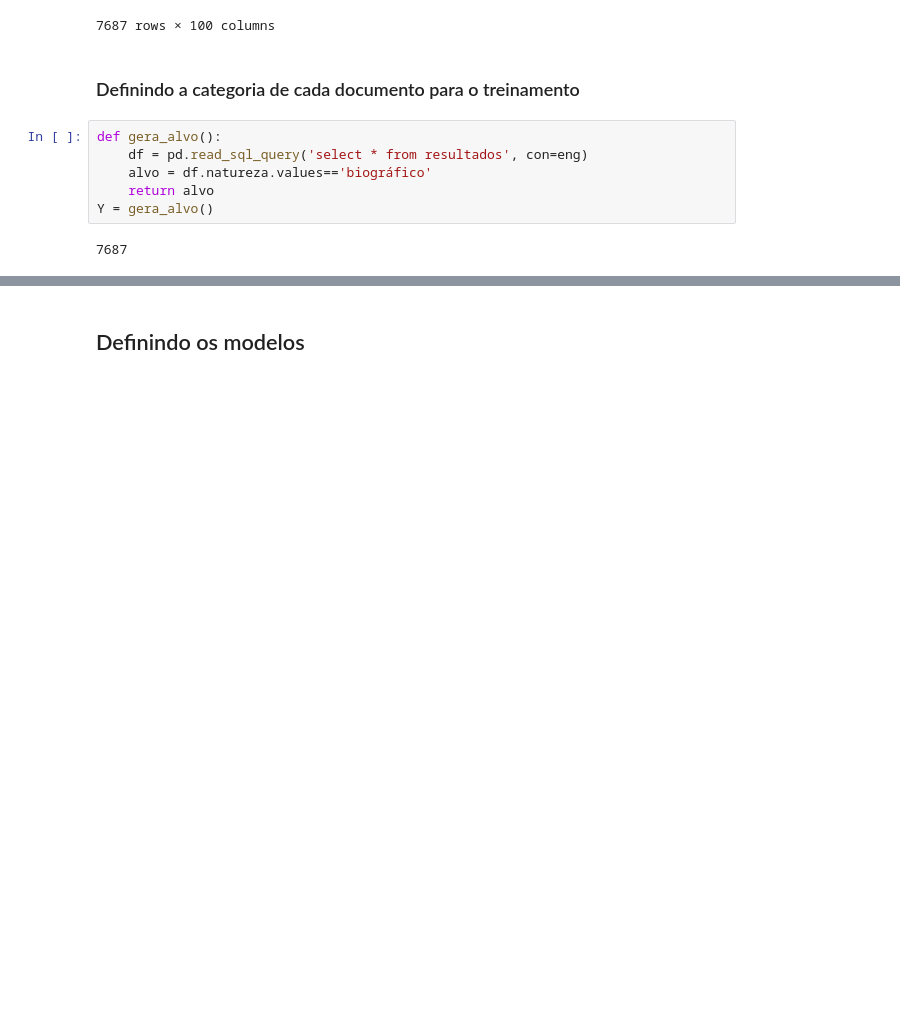
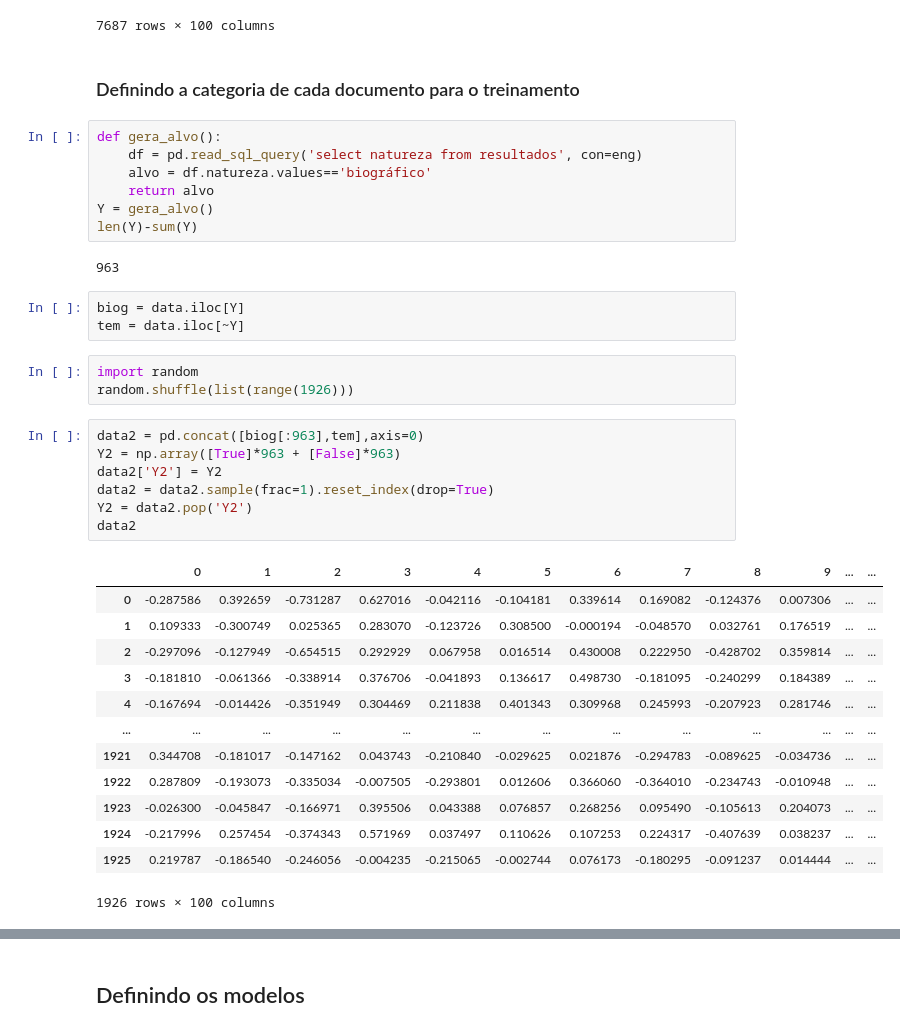
Before and after one commit to fccoelho/text-mining-cientistas-sociais, a Jupyter notebook: Capitulo_5.ipynb, the cells around one changed output, grey strips where cells are left out. Saved outputs shown, nothing was run; the diff lists cells and outputs as text; blank space fills up the shorter version.

```diff
--- a/Capitulo_5.ipynb
+++ b/Capitulo_5.ipynb
@@ -110,10 +110,38 @@ Verbete 7680 de 7687
 ### Definindo a categoria de cada documento para o treinamento
 # %%
 def gera_alvo():
-    df = pd.read_sql_query('select * from resultados', con=eng)
+    df = pd.read_sql_query('select natureza from resultados', con=eng)
     alvo = df.natureza.values=='biográfico'
     return alvo
 Y = gera_alvo()
+len(Y)-sum(Y)
 # %% [output]
-7687
+963
+# %%
+biog = data.iloc[Y]
+tem = data.iloc[~Y]
+# %%
+import random
+random.shuffle(list(range(1926)))
+# %%
+data2 = pd.concat([biog[:963],tem],axis=0)
+Y2 = np.array([True]*963 + [False]*963)
+data2['Y2'] = Y2
+data2 = data2.sample(frac=1).reset_index(drop=True)
+Y2 = data2.pop('Y2')
+data2
+# %% [output]
+|  | 0 | 1 | 2 | 3 | 4 | 5 | 6 | 7 | 8 | 9 | ... | ... |
+| 0 | -0.287586 | 0.392659 | -0.731287 | 0.627016 | -0.042116 | -0.104181 | 0.339614 | 0.169082 | -0.124376 | 0.007306 | ... | ... |
+| 1 | 0.109333 | -0.300749 | 0.025365 | 0.283070 | -0.123726 | 0.308500 | -0.000194 | -0.048570 | 0.032761 | 0.176519 | ... | ... |
+| 2 | -0.297096 | -0.127949 | -0.654515 | 0.292929 | 0.067958 | 0.016514 | 0.430008 | 0.222950 | -0.428702 | 0.359814 | ... | ... |
+| 3 | -0.181810 | -0.061366 | -0.338914 | 0.376706 | -0.041893 | 0.136617 | 0.498730 | -0.181095 | -0.240299 | 0.184389 | ... | ... |
+| 4 | -0.167694 | -0.014426 | -0.351949 | 0.304469 | 0.211838 | 0.401343 | 0.309968 | 0.245993 | -0.207923 | 0.281746 | ... | ... |
+| ... | ... | ... | ... | ... | ... | ... | ... | ... | ... | ... | ... | ... |
+| 1921 | 0.344708 | -0.181017 | -0.147162 | 0.043743 | -0.210840 | -0.029625 | 0.021876 | -0.294783 | -0.089625 | -0.034736 | ... | ... |
+| 1922 | 0.287809 | -0.193073 | -0.335034 | -0.007505 | -0.293801 | 0.012606 | 0.366060 | -0.364010 | -0.234743 | -0.010948 | ... | ... |
+| 1923 | -0.026300 | -0.045847 | -0.166971 | 0.395506 | 0.043388 | 0.076857 | 0.268256 | 0.095490 | -0.105613 | 0.204073 | ... | ... |
+| 1924 | -0.217996 | 0.257454 | -0.374343 | 0.571969 | 0.037497 | 0.110626 | 0.107253 | 0.224317 | -0.407639 | 0.038237 | ... | ... |
+| 1925 | 0.219787 | -0.186540 | -0.246056 | -0.004235 | -0.215065 | -0.002744 | 0.076173 | -0.180295 | -0.091237 | 0.014444 | ... | ... |
+1926 rows × 100 columns
 # %%
```
Also changed, not shown: parts of 7 cells of this notebook.
